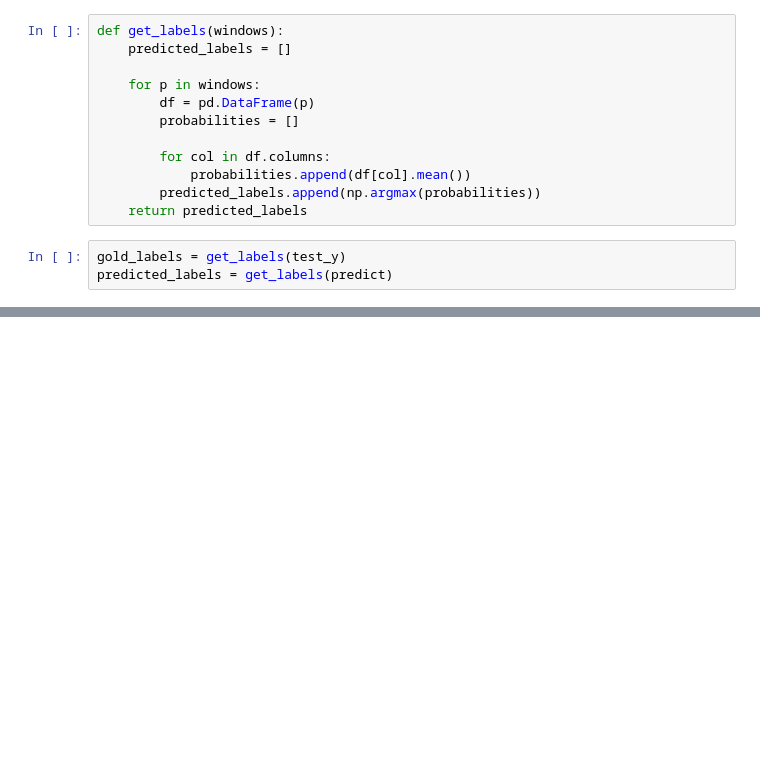
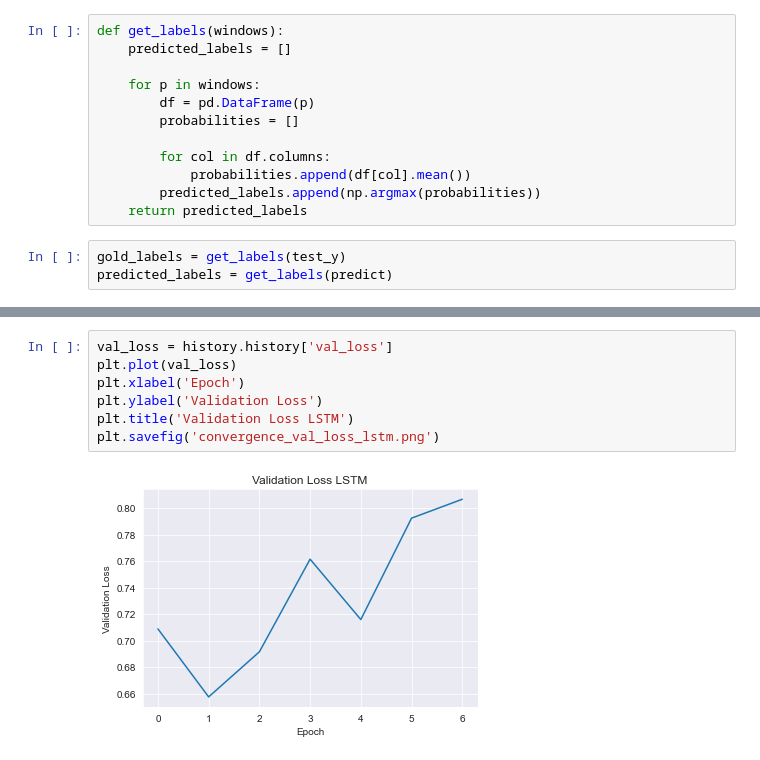
Before and after one commit to Max-Faber/ML4QS-Assignment3, a Jupyter notebook: LSTM.ipynb, the cells around one changed output, grey strips where cells are left out. Saved outputs shown, nothing was run; the diff lists cells and outputs as text; blank space fills up the shorter version.

```diff
--- a/LSTM.ipynb
+++ b/LSTM.ipynb
@@ -132,0 +184,9 @@ array([[2847,    8,   33,   46,    6,    0,    0],
+# %%
+val_loss = history.history['val_loss']
+plt.plot(val_loss)
+plt.xlabel('Epoch')
+plt.ylabel('Validation Loss')
+plt.title('Validation Loss LSTM')
+plt.savefig('convergence_val_loss_lstm.png')
+# %% [output]
+[figure, added]
```
Also changed, not shown: parts of 11 cells of this notebook.
